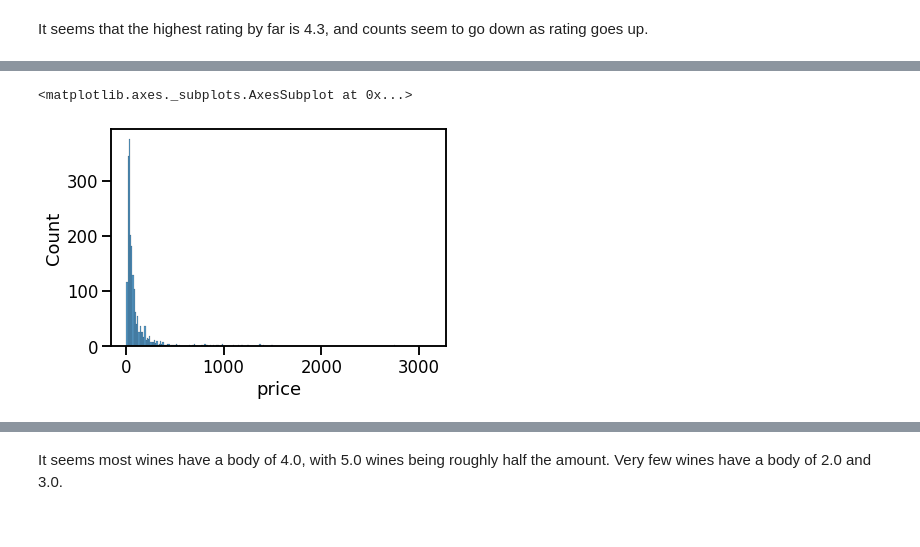
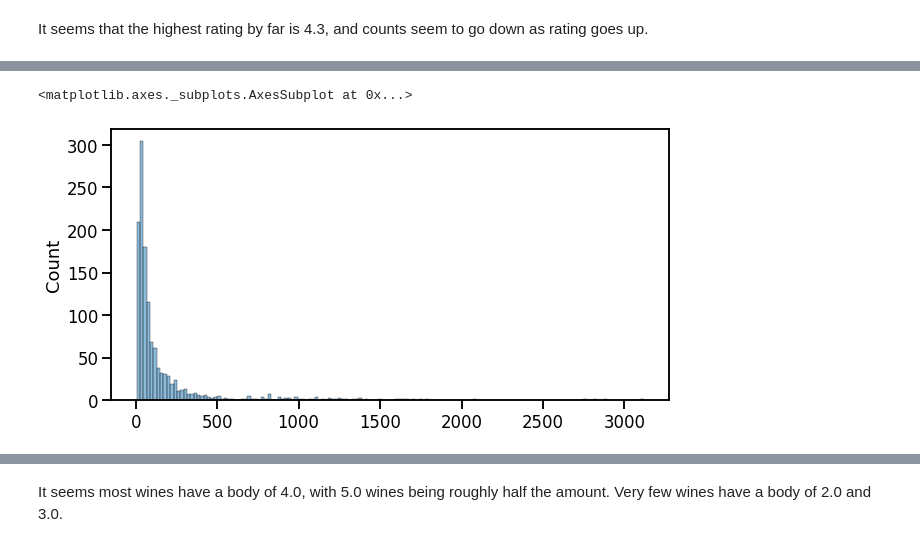
Before and after one commit to Josh-XS/Wine-Rating, a Jupyter notebook: Project_2.ipynb, the cells around one changed output, grey strips where cells are left out. Drawn from its saved outputs; the diff is of its cells as text; code cells hidden in the pictures.

```diff
--- a/Project_2.ipynb
+++ b/Project_2.ipynb
@@ -213,6 +224,7 @@ The majority of wines have under 1000 reviews, with most being under 800. There
-# %%
-sns.histplot(data = eda_df['price'])
-# %% [output]
-<matplotlib.axes._subplots.AxesSubplot at 0x...>
-[figure, removed]
+# %%
+plt.rcParams["figure.figsize"] = (10, 5)
+sns.histplot(data = eda_df.groupby(by='price')['type'], bins='auto', legend=False)
+# %% [output]
+<matplotlib.axes._subplots.AxesSubplot at 0x...>
+[figure, added]
 # %% [markdown]
```
Also changed, not shown: parts of 39 cells of this notebook.
